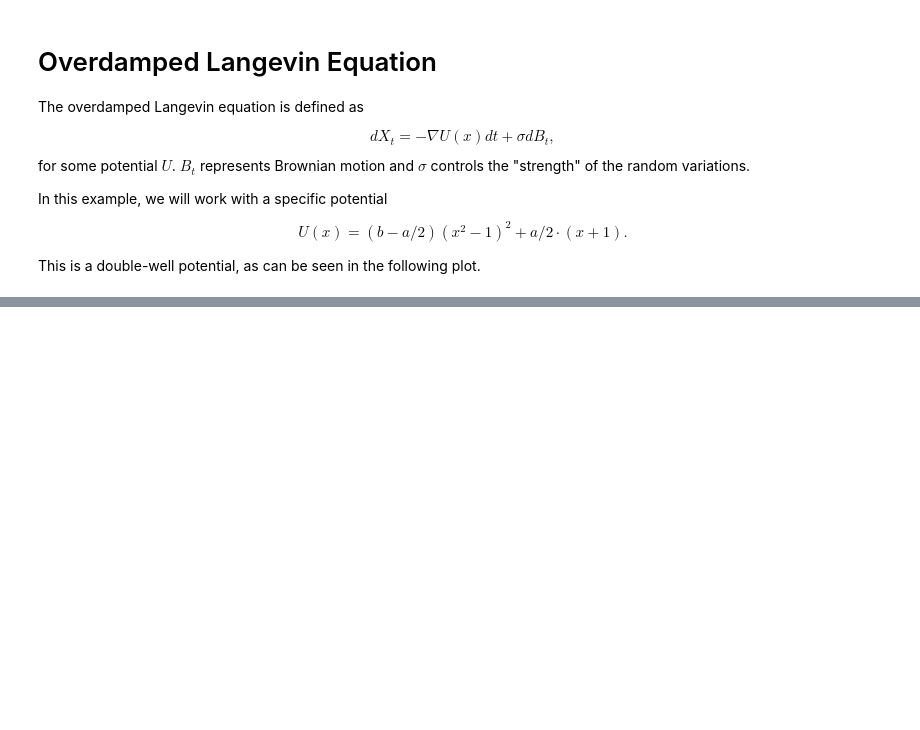
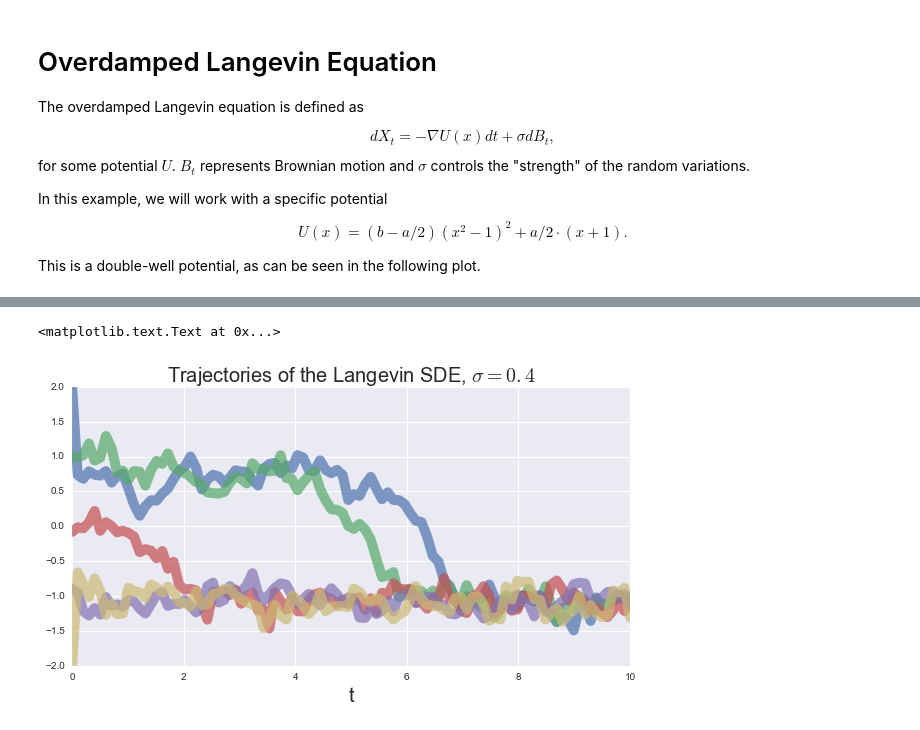
Before and after one commit to kgourgou/stoch-algo-variational-inference, a Jupyter notebook: ipython_notebooks/langevin.ipynb, the cells around one changed output, grey strips where cells are left out. Cells and saved outputs as stored; diff of their text form; code cells hidden in the pictures; blank space fills up the shorter version.

```diff
--- a/ipython_notebooks/langevin.ipynb
+++ b/ipython_notebooks/langevin.ipynb
@@ -44,0 +134,10 @@ pl.title('$U(x)$ with $a=-1$ and $b=1$',fontsize=20)
+# %%
+for i in xrange(5):
+    path = EM(xinit[i],sigma=0.4,T=10)
+    pl.plot(t,path,alpha=0.7,linewidth=10)
+
+pl.title('Trajectories of the Langevin SDE, $\sigma=0.4$',fontsize=20)
+pl.xlabel('t',fontsize=20)
+# %% [output]
+<matplotlib.text.Text at 0x...>
+[figure, added]
```
Also changed, not shown: parts of 16 cells of this notebook.
